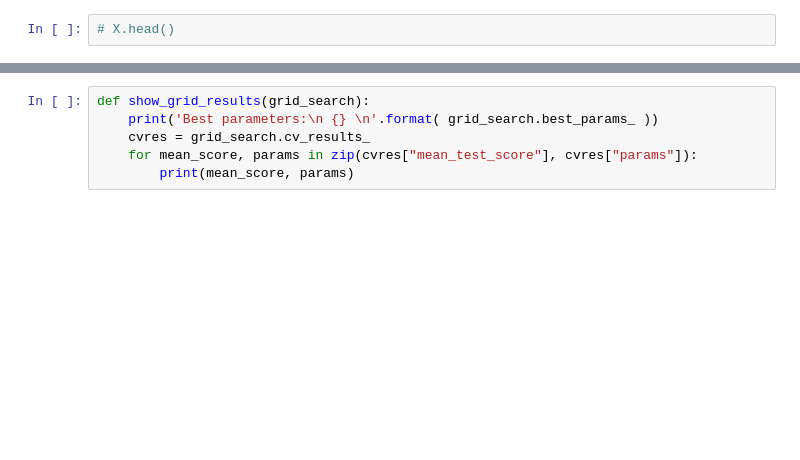
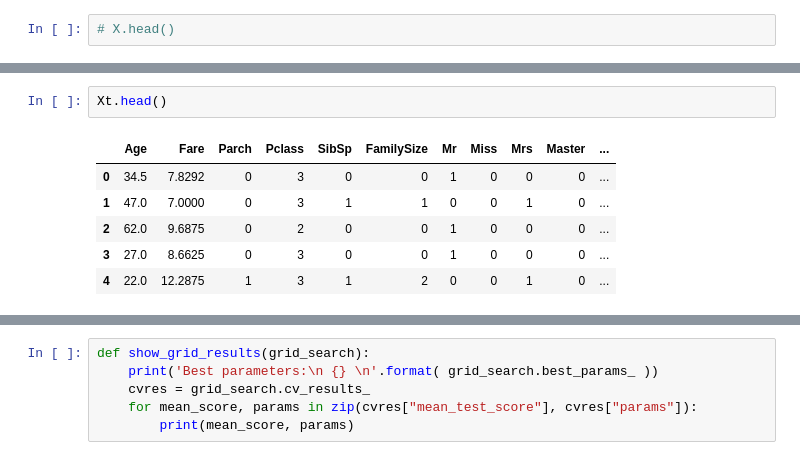
Before and after one commit to csun-data-science-bootcamp-19/Team1, a Jupyter notebook: 2 Model testing.ipynb, the cells around one changed output, grey strips where cells are left out. Drawn from its saved outputs; the diff is of its cells as text; blank space fills up the shorter version.

```diff
--- a/2 Model testing.ipynb
+++ b/2 Model testing.ipynb
@@ -45,3 +43,12 @@ X.head()
+# %%
+Xt.head()
+# %% [output]
+|  | Age | Fare | Parch | Pclass | SibSp | FamilySize | Mr | Miss | Mrs | Master | ... |
+| 0 | 34.5 | 7.8292 | 0 | 3 | 0 | 0 | 1 | 0 | 0 | 0 | ... |
+| 1 | 47.0 | 7.0000 | 0 | 3 | 1 | 1 | 0 | 0 | 1 | 0 | ... |
+| 2 | 62.0 | 9.6875 | 0 | 2 | 0 | 0 | 1 | 0 | 0 | 0 | ... |
+| 3 | 27.0 | 8.6625 | 0 | 3 | 0 | 0 | 1 | 0 | 0 | 0 | ... |
+| 4 | 22.0 | 12.2875 | 1 | 3 | 1 | 2 | 0 | 0 | 1 | 0 | ... |
 # %%
 thres = 0.68
 temp_acc = pd.Series()
```
Also changed, not shown: parts of 17 cells of this notebook, 3 other files.
